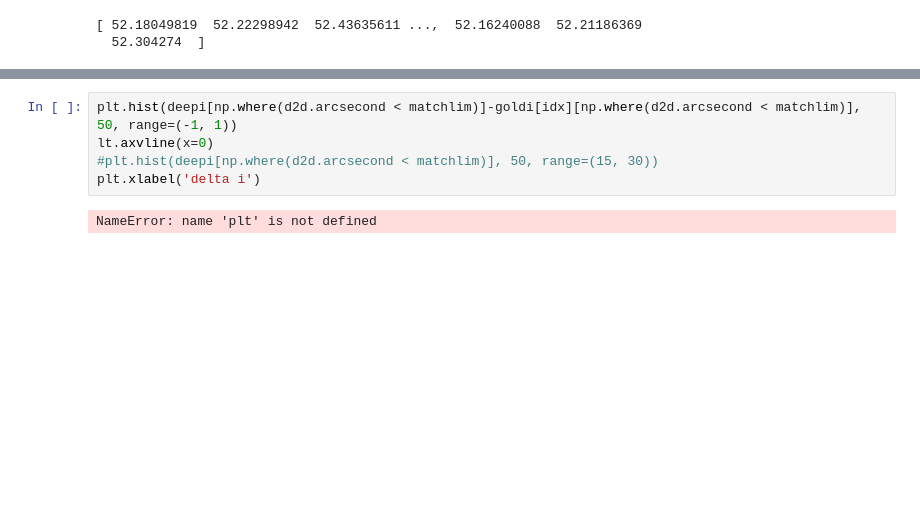
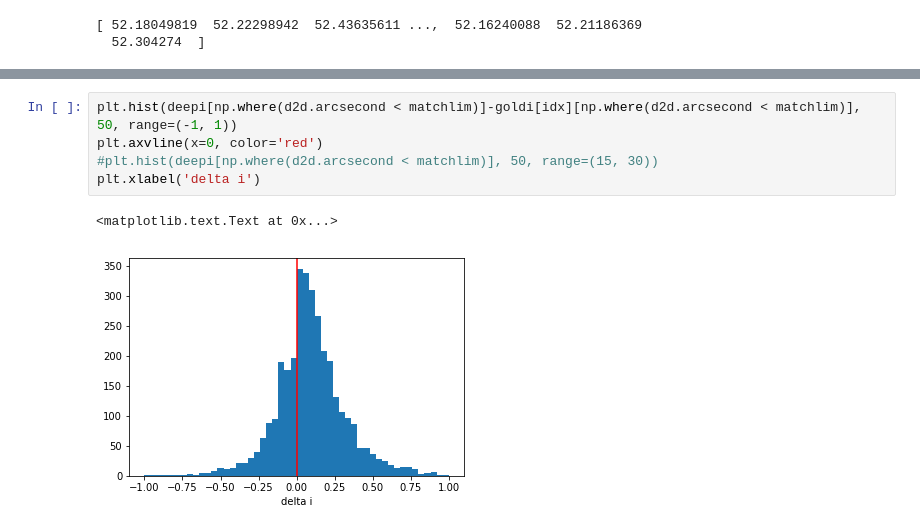
Before and after one commit to des-science/DEEP, a Jupyter notebook: TestPhotometry_deep.ipynb, the cells around one changed output, grey strips where cells are left out. Drawn from its saved outputs; the diff is of its cells as text; blank space fills up the shorter version.

```diff
--- a/TestPhotometry_deep.ipynb
+++ b/TestPhotometry_deep.ipynb
@@ -278,7 +286,8 @@ plt.xlabel('i')
 # %%
 plt.hist(deepi[np.where(d2d.arcsecond < matchlim)]-goldi[idx][np.where(d2d.arcsecond < matchlim)], 50, range=(-1, 1))
-lt.axvline(x=0)
+plt.axvline(x=0, color='red')
 #plt.hist(deepi[np.where(d2d.arcsecond < matchlim)], 50, range=(15, 30))
 plt.xlabel('delta i')
 # %% [output]
-NameError: name 'plt' is not defined
+<matplotlib.text.Text at 0x...>
+[figure, added]
```
Also changed, not shown: parts of 8 cells of this notebook, 4 other files.
